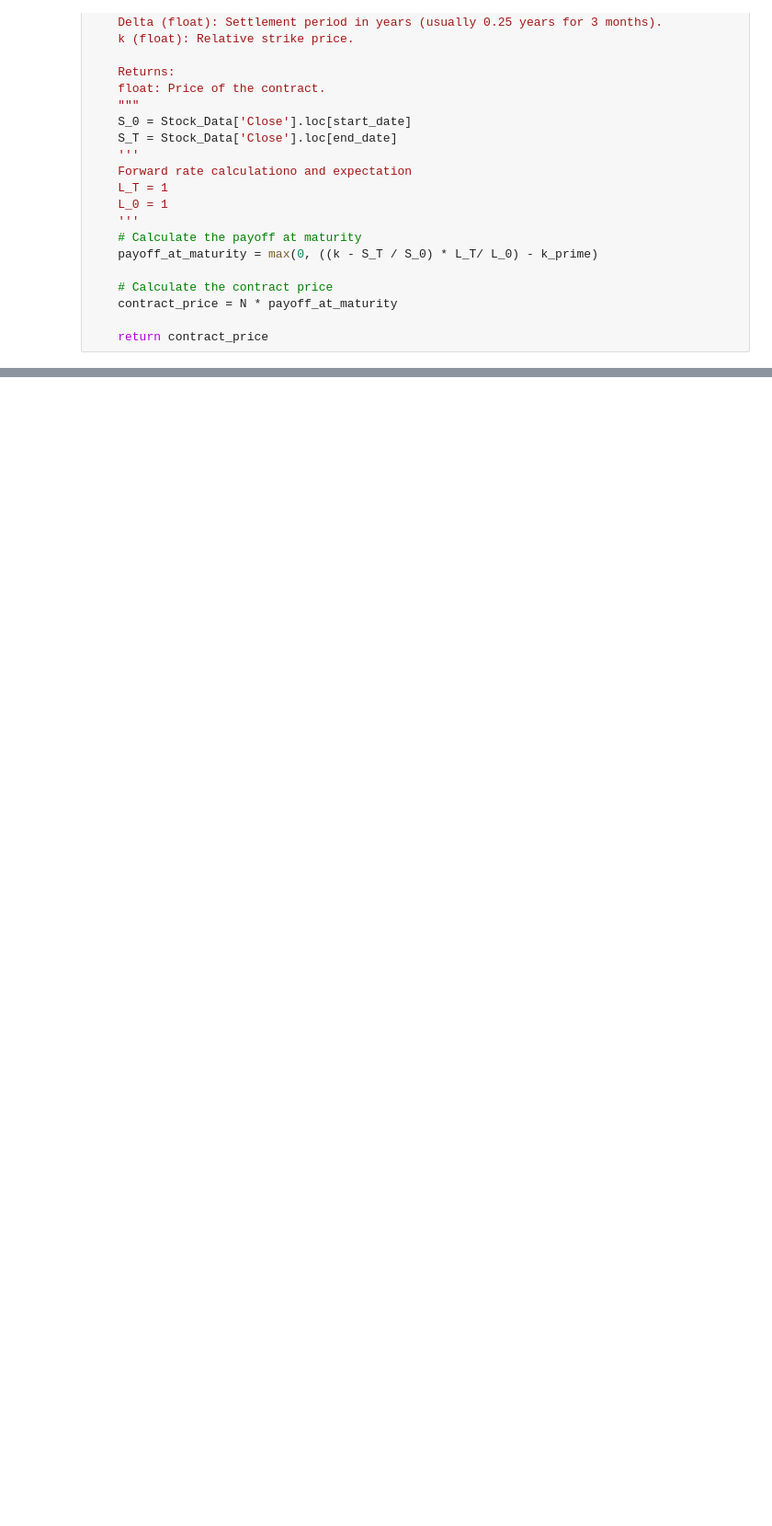
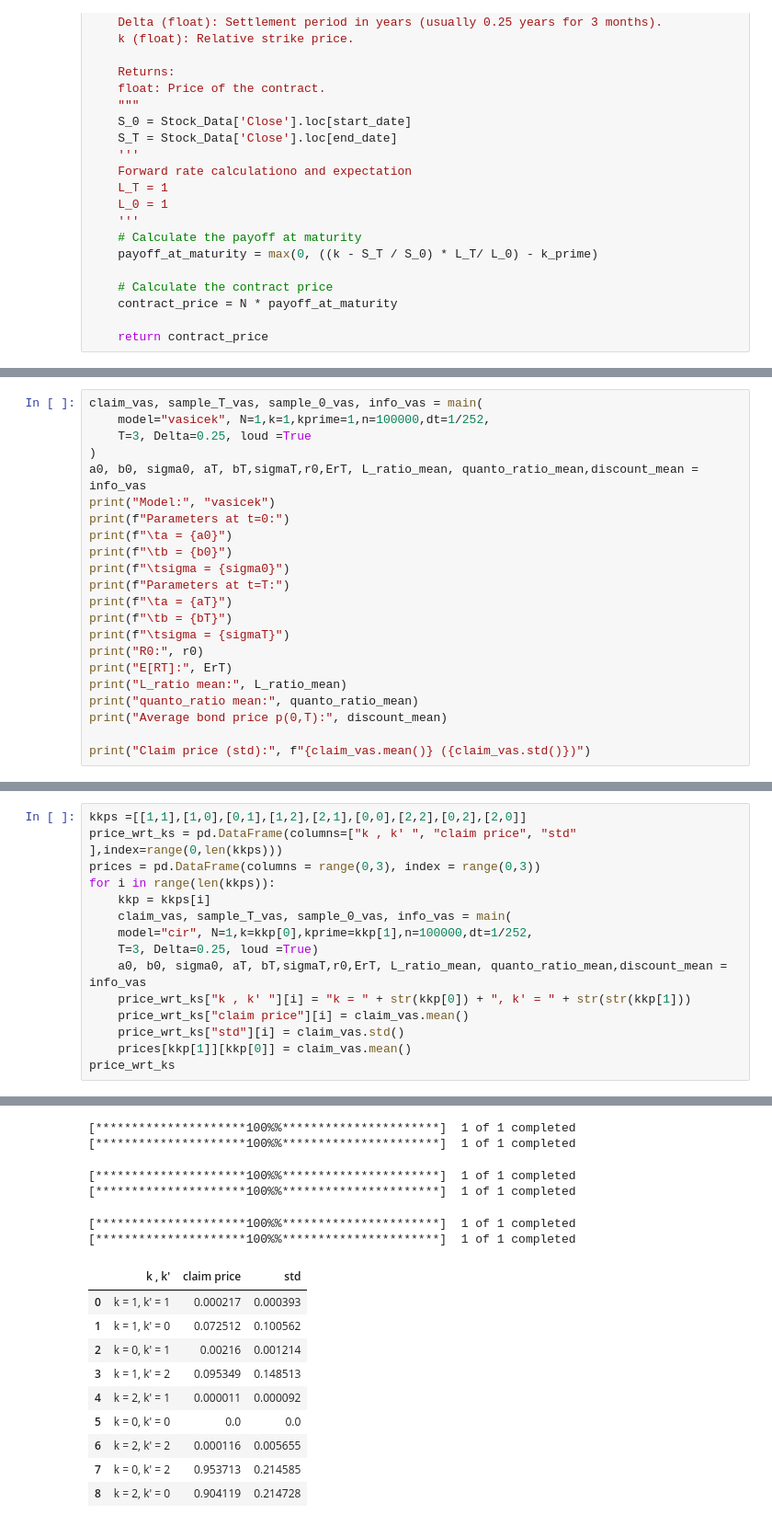
Before and after one commit to rl3279/2023_ieor4735, a Jupyter notebook: FinalProjectStructure.ipynb, the cells around one changed output, grey strips where cells are left out. Shown at 92% size. Drawn from its saved outputs; the diff is of its cells as text; blank space fills up the shorter version.

```diff
--- a/FinalProjectStructure.ipynb
+++ b/FinalProjectStructure.ipynb
@@ -287,0 +711,22 @@ def calculate_contract_price(N, start_date, end_date, T, Delta, k, Stock_Data, k
+# %%
+claim_vas, sample_T_vas, sample_0_vas, info_vas = main(
+    model="vasicek", N=1,k=1,kprime=1,n=100000,dt=1/252,
+    T=3, Delta=0.25, loud =True
+)
+a0, b0, sigma0, aT, bT,sigmaT,r0,ErT, L_ratio_mean, quanto_ratio_mean,discount_mean = info_vas
+print("Model:", "vasicek")
+print(f"Parameters at t=0:")
+print(f"\ta = {a0}")
+print(f"\tb = {b0}")
+print(f"\tsigma = {sigma0}")
+print(f"Parameters at t=T:")
+print(f"\ta = {aT}")
+print(f"\tb = {bT}")
+print(f"\tsigma = {sigmaT}")
+print("R0:", r0)
+print("E[RT]:", ErT)
+print("L_ratio mean:", L_ratio_mean)
+print("quanto_ratio mean:", quanto_ratio_mean)
+print("Average bond price p(0,T):", discount_mean)
+
+print("Claim price (std):", f"{claim_vas.mean()} ({claim_vas.std()})")
@@ -287,0 +766,16 @@ def calculate_contract_price(N, start_date, end_date, T, Delta, k, Stock_Data, k
+# %%
+kkps =[[1,1],[1,0],[0,1],[1,2],[2,1],[0,0],[2,2],[0,2],[2,0]]
+price_wrt_ks = pd.DataFrame(columns=["k , k' ", "claim price", "std" ],index=range(0,len(kkps)))
+prices = pd.DataFrame(columns = range(0,3), index = range(0,3))
+for i in range(len(kkps)):
+    kkp = kkps[i]
+    claim_vas, sample_T_vas, sample_0_vas, info_vas = main(
+    model="cir", N=1,k=kkp[0],kprime=kkp[1],n=100000,dt=1/252,
+    T=3, Delta=0.25, loud =True)
+    a0, b0, sigma0, aT, bT,sigmaT,r0,ErT, L_ratio_mean, quanto_ratio_mean,discount_mean = info_vas
+    price_wrt_ks["k , k' "][i] = "k = " + str(kkp[0]) + ", k' = " + str(str(kkp[1]))
+    price_wrt_ks["claim price"][i] = claim_vas.mean()
+    price_wrt_ks["std"][i] = claim_vas.std()
+    prices[kkp[1]][kkp[0]] = claim_vas.mean()
+price_wrt_ks
+# %% [output]
@@ -287,0 +794,16 @@ def calculate_contract_price(N, start_date, end_date, T, Delta, k, Stock_Data, k
+[*********************100%%**********************]  1 of 1 completed
+[*********************100%%**********************]  1 of 1 completed
+[*********************100%%**********************]  1 of 1 completed
+[*********************100%%**********************]  1 of 1 completed
+[*********************100%%**********************]  1 of 1 completed
+[*********************100%%**********************]  1 of 1 completed
+|  | k , k' | claim price | std |
+| 0 | k = 1, k' = 1 | 0.000217 | 0.000393 |
+| 1 | k = 1, k' = 0 | 0.072512 | 0.100562 |
+| 2 | k = 0, k' = 1 | 0.00216 | 0.001214 |
+| 3 | k = 1, k' = 2 | 0.095349 | 0.148513 |
+| 4 | k = 2, k' = 1 | 0.000011 | 0.000092 |
+| 5 | k = 0, k' = 0 | 0.0 | 0.0 |
+| 6 | k = 2, k' = 2 | 0.000116 | 0.005655 |
+| 7 | k = 0, k' = 2 | 0.953713 | 0.214585 |
+| 8 | k = 2, k' = 0 | 0.904119 | 0.214728 |
```
Also changed, not shown: parts of 22 cells of this notebook.
